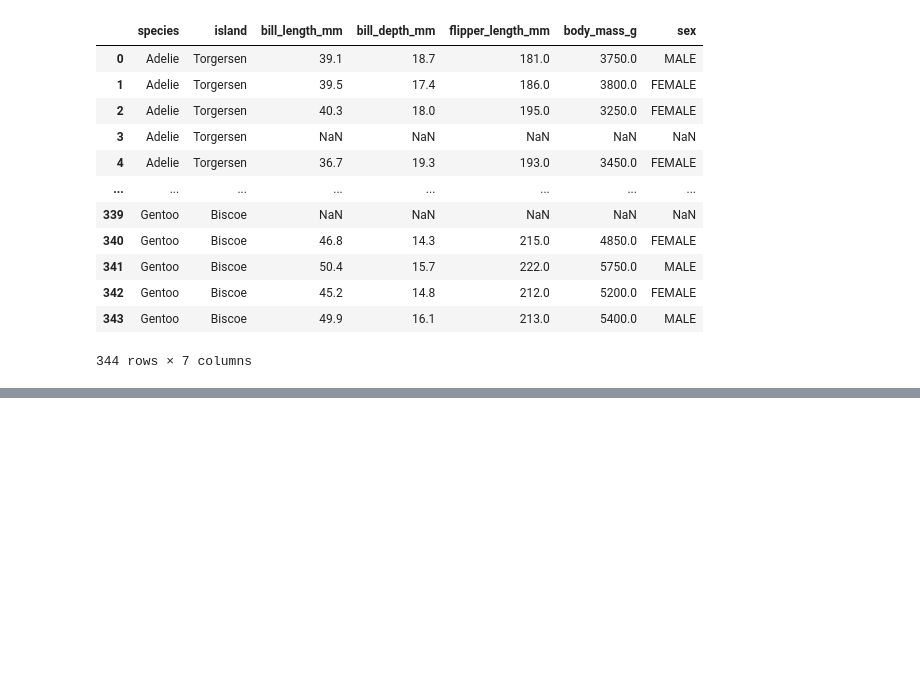
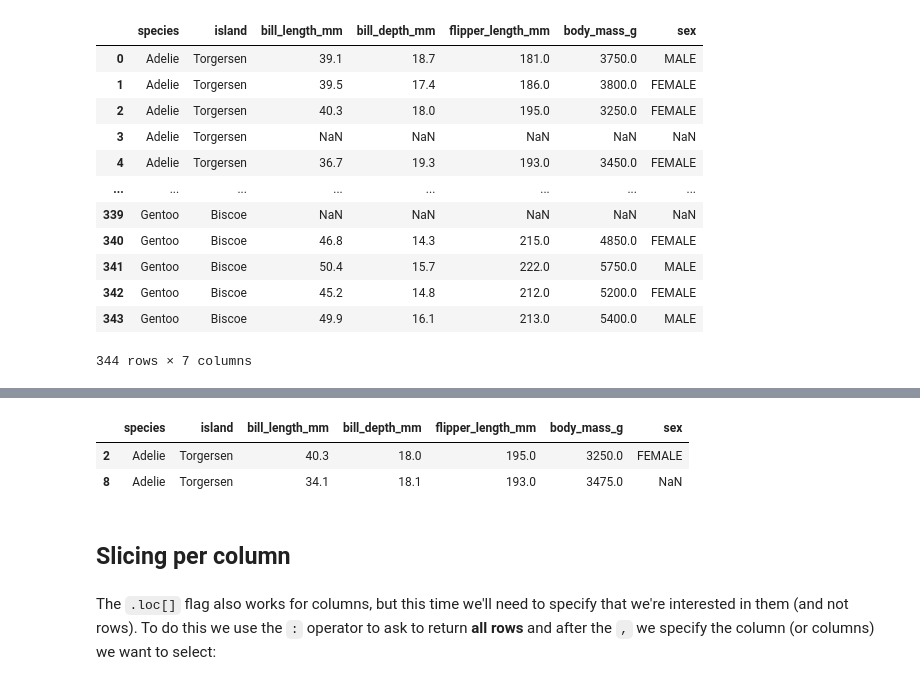
Before and after one commit to JungleKiosk/py_Scratch, a Jupyter notebook: py_DataAnalysis.ipynb, the cells around one changed output, grey strips where cells are left out. Cells and saved outputs as stored; diff of their text form; code cells hidden in the pictures; blank space fills up the shorter version.

Commit message:
slicing

```diff
--- a/py_DataAnalysis.ipynb
+++ b/py_DataAnalysis.ipynb
@@ -31,0 +88,11 @@ df
+# %%
+# to select multiple rows
+df.loc[[2,8]]
+# %% [output]
+|  | species | island | bill_length_mm | bill_depth_mm | flipper_length_mm | body_mass_g | sex |
+| 2 | Adelie | Torgersen | 40.3 | 18.0 | 195.0 | 3250.0 | FEMALE |
+| 8 | Adelie | Torgersen | 34.1 | 18.1 | 193.0 | 3475.0 | NaN |
+# %% [markdown]
+## Slicing per column
+# %% [markdown]
+The `.loc[]` flag also works for columns, but this time we'll need to specify that we're interested in them (and not rows). To do this we use the `:` operator to ask to return **all rows** and after the `,` we specify the column (or columns) we want to select:
```
Also changed, not shown: parts of 11 cells of this notebook.
